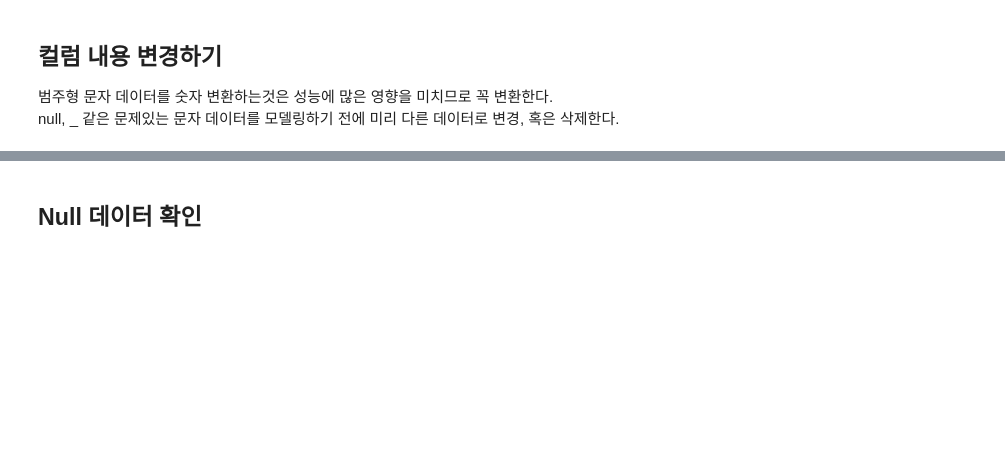
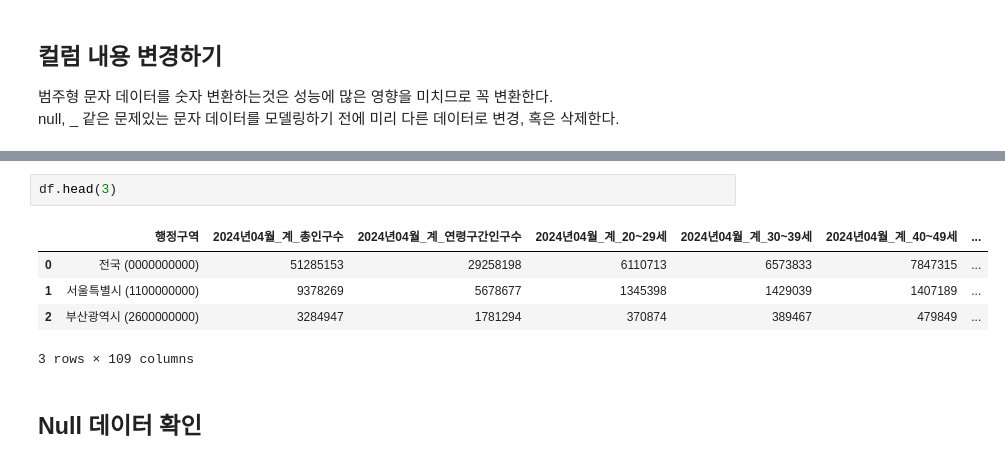
Before and after one commit to HyeonjiKim-edu/DataAnalysis, a Jupyter notebook: 25_파이썬데이터분석_실습_.ipynb, the cells around one changed output, grey strips where cells are left out. Drawn from its saved outputs; the diff is of its cells as text; blank space fills up the shorter version.

```diff
--- a/25_파이썬데이터분석_실습_.ipynb
+++ b/25_파이썬데이터분석_실습_.ipynb
@@ -156,2 +208,10 @@ null, _ 같은 문제있는 문자 데이터를 모델링하기 전에 미리
+# %%
+df.head(3)
+# %% [output]
+|  | 행정구역 | 2024년04월_계_총인구수 | 2024년04월_계_연령구간인구수 | 2024년04월_계_20~29세 | 2024년04월_계_30~39세 | 2024년04월_계_40~49세 | ... |
+| 0 | 전국 (0000000000) | 51285153 | 29258198 | 6110713 | 6573833 | 7847315 | ... |
+| 1 | 서울특별시 (1100000000) | 9378269 | 5678677 | 1345398 | 1429039 | 1407189 | ... |
+| 2 | 부산광역시 (2600000000) | 3284947 | 1781294 | 370874 | 389467 | 479849 | ... |
+3 rows × 109 columns
 # %% [markdown]
 ## Null 데이터 확인
```
Also changed, not shown: parts of 16 cells of this notebook.
